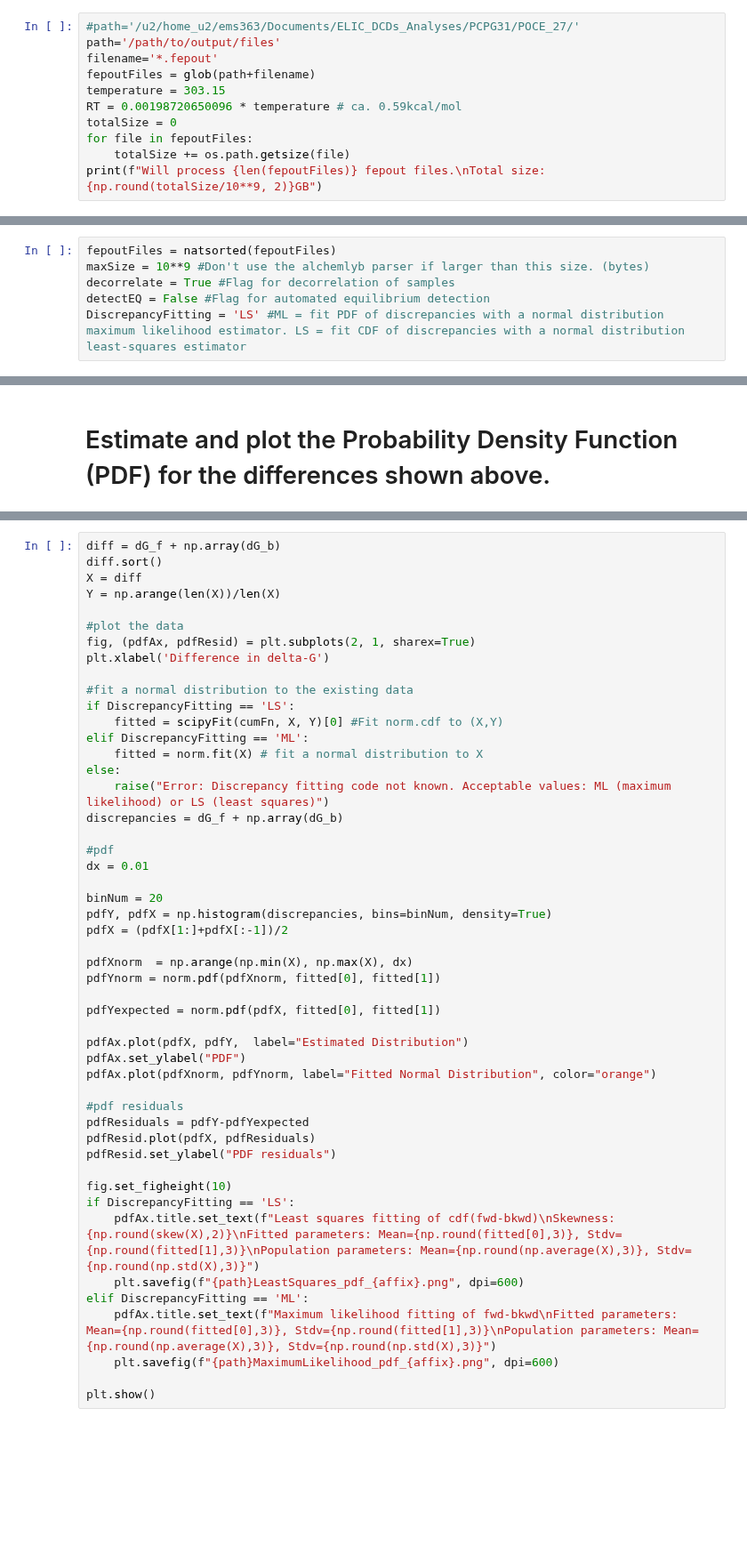
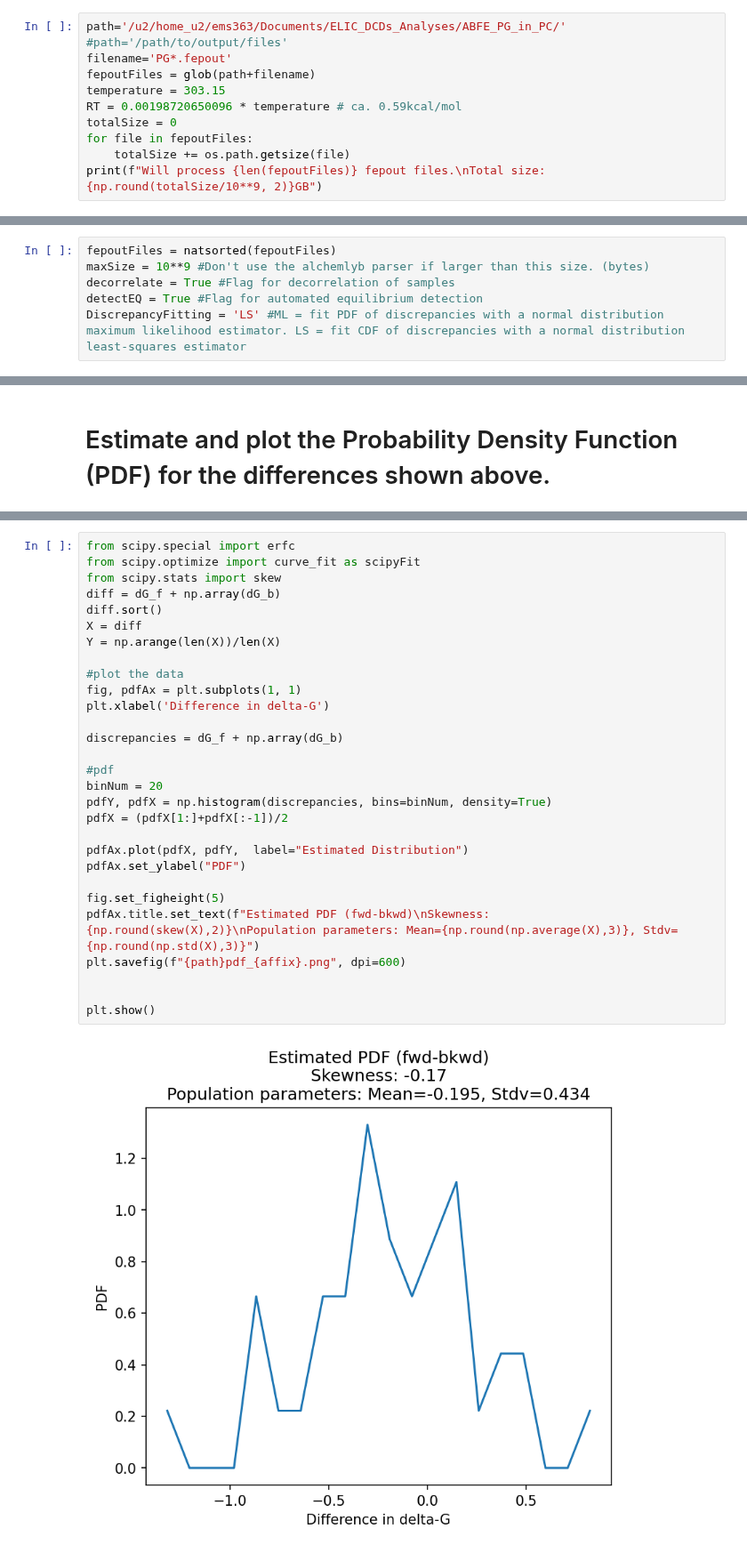
Before and after one commit to BranniganLab/safep, a Jupyter notebook: BAR_Estimator_Basic.ipynb, the cells around one changed output, grey strips where cells are left out. Shown at 89% size. Cells and saved outputs as stored; diff of their text form; blank space fills up the shorter version.

```diff
--- a/BAR_Estimator_Basic.ipynb
+++ b/BAR_Estimator_Basic.ipynb
@@ -16,9 +16,9 @@ plt.rcParams['figure.dpi'] = 150
 # %%
 import os
 # %%
-#path='/u2/home_u2/ems363/Documents/ELIC_DCDs_Analyses/PCPG31/POCE_27/'
-path='/path/to/output/files'
-filename='*.fepout'
+path='/u2/home_u2/ems363/Documents/ELIC_DCDs_Analyses/ABFE_PG_in_PC/'
+#path='/path/to/output/files'
+filename='PG*.fepout'
 fepoutFiles = glob(path+filename)
 temperature = 303.15
 RT = 0.00198720650096 * temperature # ca. 0.59kcal/mol
@@ -30,7 +33,7 @@ print(f"Will process {len(fepoutFiles)} fepout files.\nTotal size:{np.round(tota
 fepoutFiles = natsorted(fepoutFiles)
 maxSize = 10**9 #Don't use the alchemlyb parser if larger than this size. (bytes)
 decorrelate = True #Flag for decorrelation of samples
-detectEQ = False #Flag for automated equilibrium detection
+detectEQ = True #Flag for automated equilibrium detection
 DiscrepancyFitting = 'LS' #ML = fit PDF of discrepancies with a normal distribution maximum likelihood estimator. LS = fit CDF of discrepancies with a normal distribution least-squares estimator
 # %% [markdown]
 # Read Data
@@ -158,49 +178,31 @@ def pdfFn(x,m,s):
 # %%
+from scipy.special import erfc
+from scipy.optimize import curve_fit as scipyFit
+from scipy.stats import skew
 diff = dG_f + np.array(dG_b)
 diff.sort()
 X = diff
 Y = np.arange(len(X))/len(X)
 
 #plot the data
-fig, (pdfAx, pdfResid) = plt.subplots(2, 1, sharex=True)
+fig, pdfAx = plt.subplots(1, 1)
 plt.xlabel('Difference in delta-G')
 
-#fit a normal distribution to the existing data
-if DiscrepancyFitting == 'LS':
-    fitted = scipyFit(cumFn, X, Y)[0] #Fit norm.cdf to (X,Y)
-elif DiscrepancyFitting == 'ML':
-    fitted = norm.fit(X) # fit a normal distribution to X
-else:
-    raise("Error: Discrepancy fitting code not known. Acceptable values: ML (maximum likelihood) or LS (least squares)")
 discrepancies = dG_f + np.array(dG_b)
 
 #pdf
-dx = 0.01
-
 binNum = 20
 pdfY, pdfX = np.histogram(discrepancies, bins=binNum, density=True)
 pdfX = (pdfX[1:]+pdfX[:-1])/2
 
-pdfXnorm  = np.arange(np.min(X), np.max(X), dx)
-pdfYnorm = norm.pdf(pdfXnorm, fitted[0], fitted[1])
-
-pdfYexpected = norm.pdf(pdfX, fitted[0], fitted[1])
-
 pdfAx.plot(pdfX, pdfY,  label="Estimated Distribution")
 pdfAx.set_ylabel("PDF")
-pdfAx.plot(pdfXnorm, pdfYnorm, label="Fitted Normal Distribution", color="orange")
 
-#pdf residuals
-pdfResiduals = pdfY-pdfYexpected
-pdfResid.plot(pdfX, pdfResiduals)
-pdfResid.set_ylabel("PDF residuals")
+fig.set_figheight(5)
+pdfAx.title.set_text(f"Estimated PDF (fwd-bkwd)\nSkewness: {np.round(skew(X),2)}\nPopulation parameters: Mean={np.round(np.average(X),3)}, Stdv={np.round(np.std(X),3)}")
+plt.savefig(f"{path}pdf_{affix}.png", dpi=600)
 
-fig.set_figheight(10)
-if DiscrepancyFitting == 'LS':
-    pdfAx.title.set_text(f"Least squares fitting of cdf(fwd-bkwd)\nSkewness: {np.round(skew(X),2)}\nFitted parameters: Mean={np.round(fitted[0],3)}, Stdv={np.round(fitted[1],3)}\nPopulation parameters: Mean={np.round(np.average(X),3)}, Stdv={np.round(np.std(X),3)}")
-    plt.savefig(f"{path}LeastSquares_pdf_{affix}.png", dpi=600)
-elif DiscrepancyFitting == 'ML':
-    pdfAx.title.set_text(f"Maximum likelihood fitting of fwd-bkwd\nFitted parameters: Mean={np.round(fitted[0],3)}, Stdv={np.round(fitted[1],3)}\nPopulation parameters: Mean={np.round(np.average(X),3)}, Stdv={np.round(np.std(X),3)}")
-    plt.savefig(f"{path}MaximumLikelihood_pdf_{affix}.png", dpi=600)
 
 plt.show()
+# %% [output]
+[figure, added]
```
Also changed, not shown: parts of 9 cells of this notebook.
